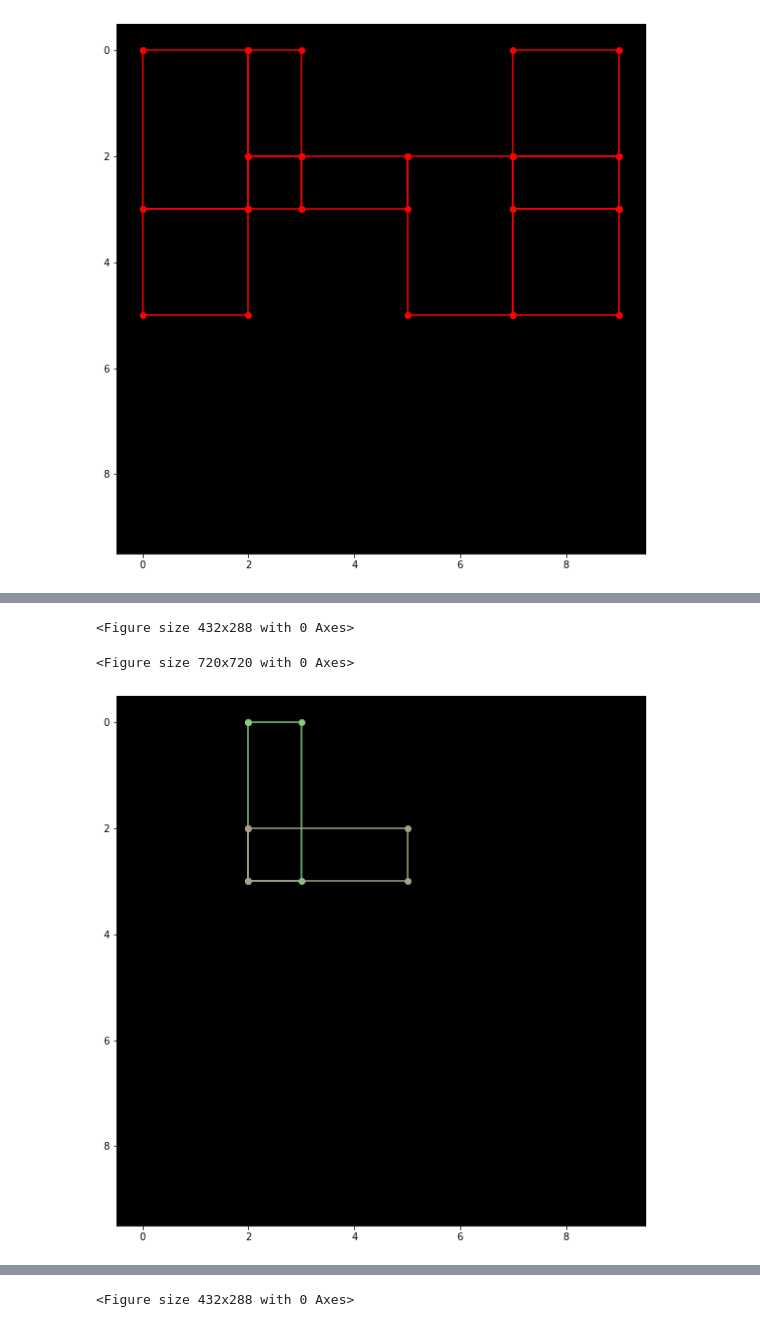
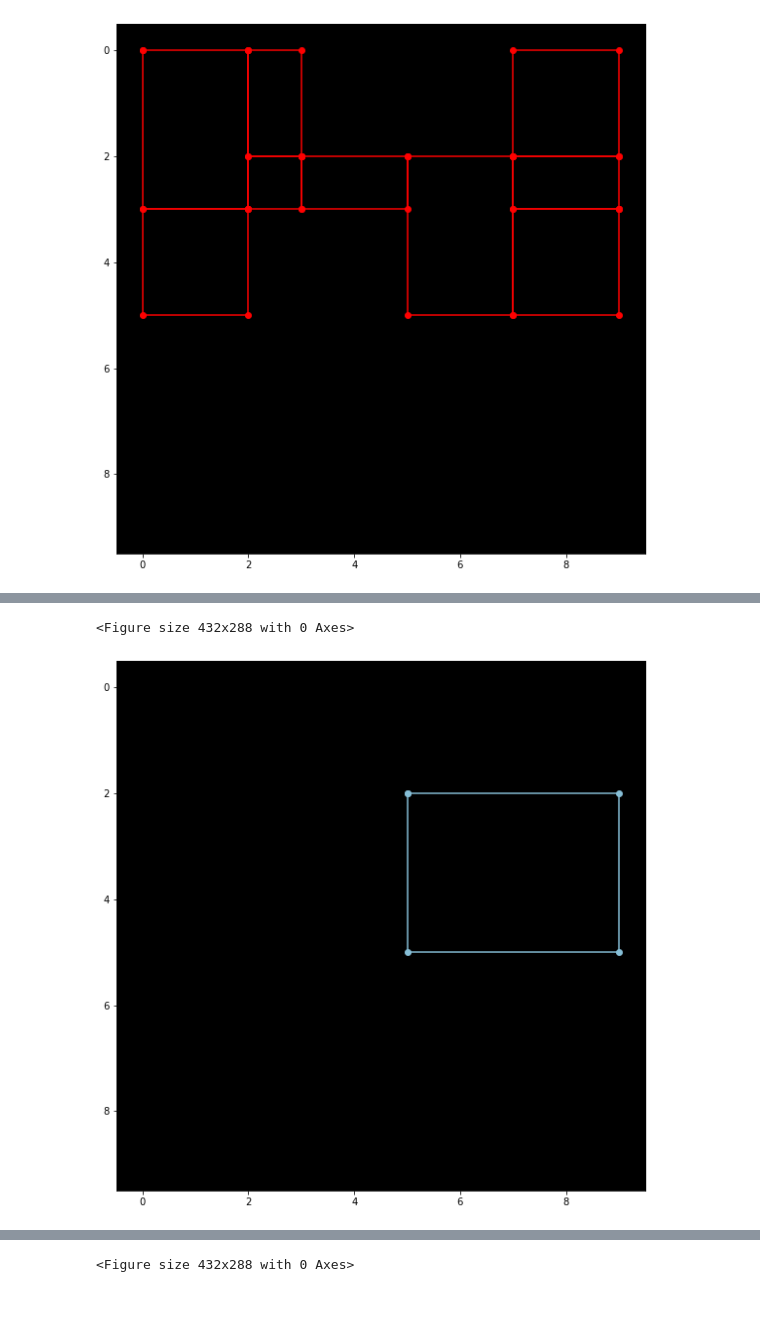
Before and after one commit to dsaha1656/orthogonal-hull, a Jupyter notebook: t4.ipynb, the cells around one changed output, grey strips where cells are left out. Cells and saved outputs as stored; diff of their text form; code cells hidden in the pictures.

```diff
--- a/t4.ipynb
+++ b/t4.ipynb
@@ -342,0 +309,9 @@ def mergeRectangle(rectangles):
+# %%
+# COMBININF RECTANGLES
+prev_rects = rectangles.copy()
+new_rectangles = []
+while new_rectangles != prev_rects:
+    new_rectangles, prev_rects = mergeRectangle(prev_rects)
+    prev_rects = new_rectangles
+new_rectangles, prev_rects = mergeRectangle(prev_rects)
+showAllRects(new_rectangles)
@@ -367,6 +345,7 @@ def mergeRectangle(rectangles):
     possible_combs = chain.from_iterable(combinations(rectangles, i) for i in range(n, len(rectangles)+1))
     # new_rectangles = rectangles.copy()
     for possibility in possible_combs:
+        # print(possibility)
         rects = []
         for box in possibility:
             p = Polygon(box)
@@ -389,17 +368,36 @@ def mergeRectangle(rectangles):
                 # else:
                 #     print("not found ", box)
             rectangles.append(bounds)
+        elif rects[0].intersection(rects[1]).area > 0:
+            # print("dadadad")
+            common_poly = rects[0].intersection(rects[1])
+            p1 = None
+            if rects[0].area > rects[1].area:
+                if possibility[1] in rectangles:
+                    rectangles.remove(possibility[1])
+                p1 = rects[1].symmetric_difference(common_poly)
+            else:
+                if possibility[0] in rectangles:
+                    rectangles.remove(possibility[0])
+                p1 = rects[0].symmetric_difference(common_poly)
+            bounds = [
+                ( int(p1.bounds[0]), int(p1.bounds[1]) ),
+                ( int(p1.bounds[2]), int(p1.bounds[1]) ),
+                ( int(p1.bounds[2]), int(p1.bounds[3]) ),
+                ( int(p1.bounds[0]), int(p1.bounds[3]) )
+            ]
+            rectangles.append(bounds)
+
     # print("retuning", rectangles)
     return rectangles, prev_rects
 # %%
-r1 = new_rectangles[2]
+r1 = new_rectangles[0]
 r2 = new_rectangles[3]
 all_rs = [r1, r2]
 
-showAllRects(all_rs)
+# showAllRects(all_rs)
 all_rs, old_rs = mergeRectangle(all_rs)
 showAllRects(all_rs)
 # %% [output]
 <Figure size 432x288 with 0 Axes>
-<Figure size 720x720 with 0 Axes>
-[figure, old version]
+[figure, new version]
```
Also changed, not shown: parts of 10 cells of this notebook.
